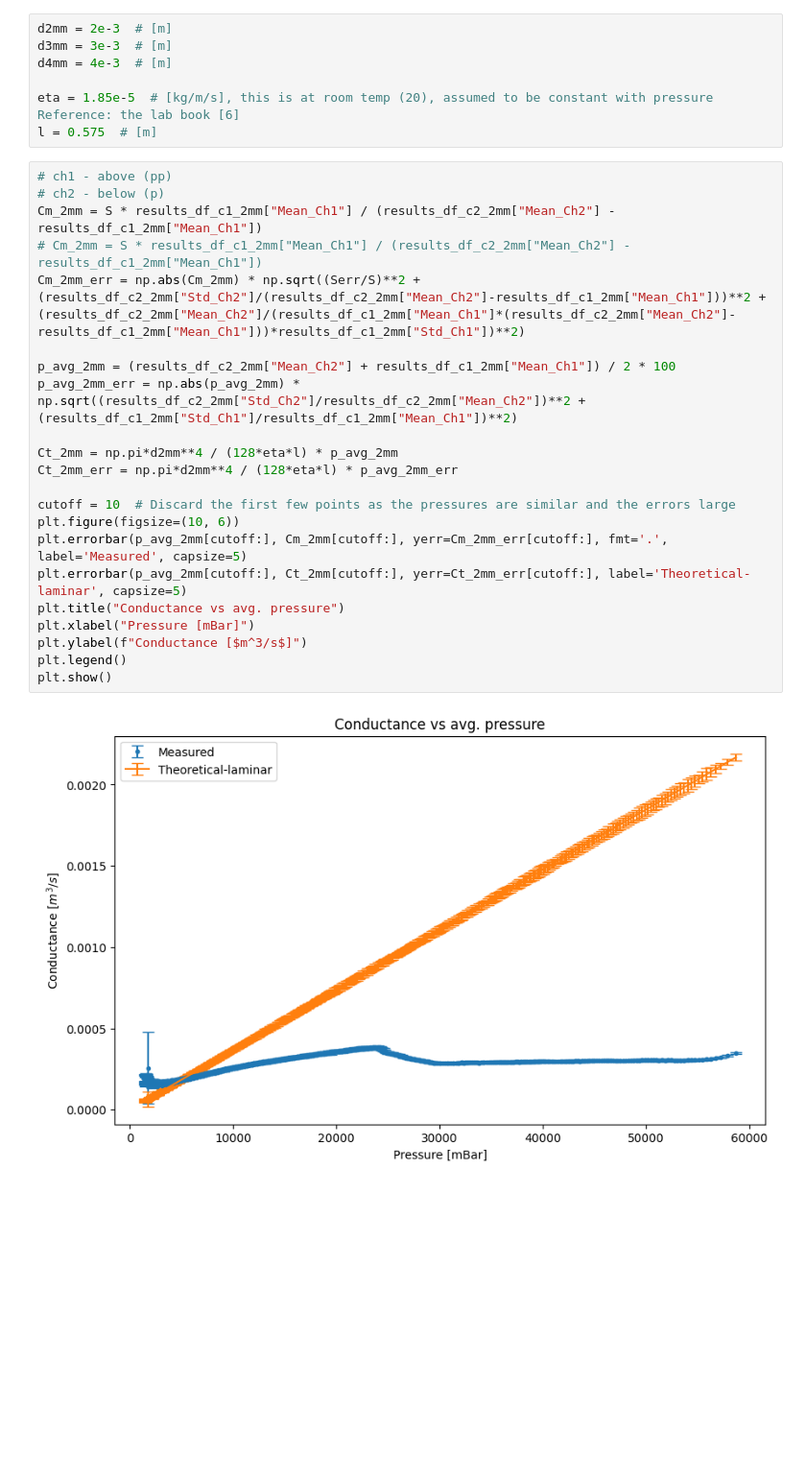
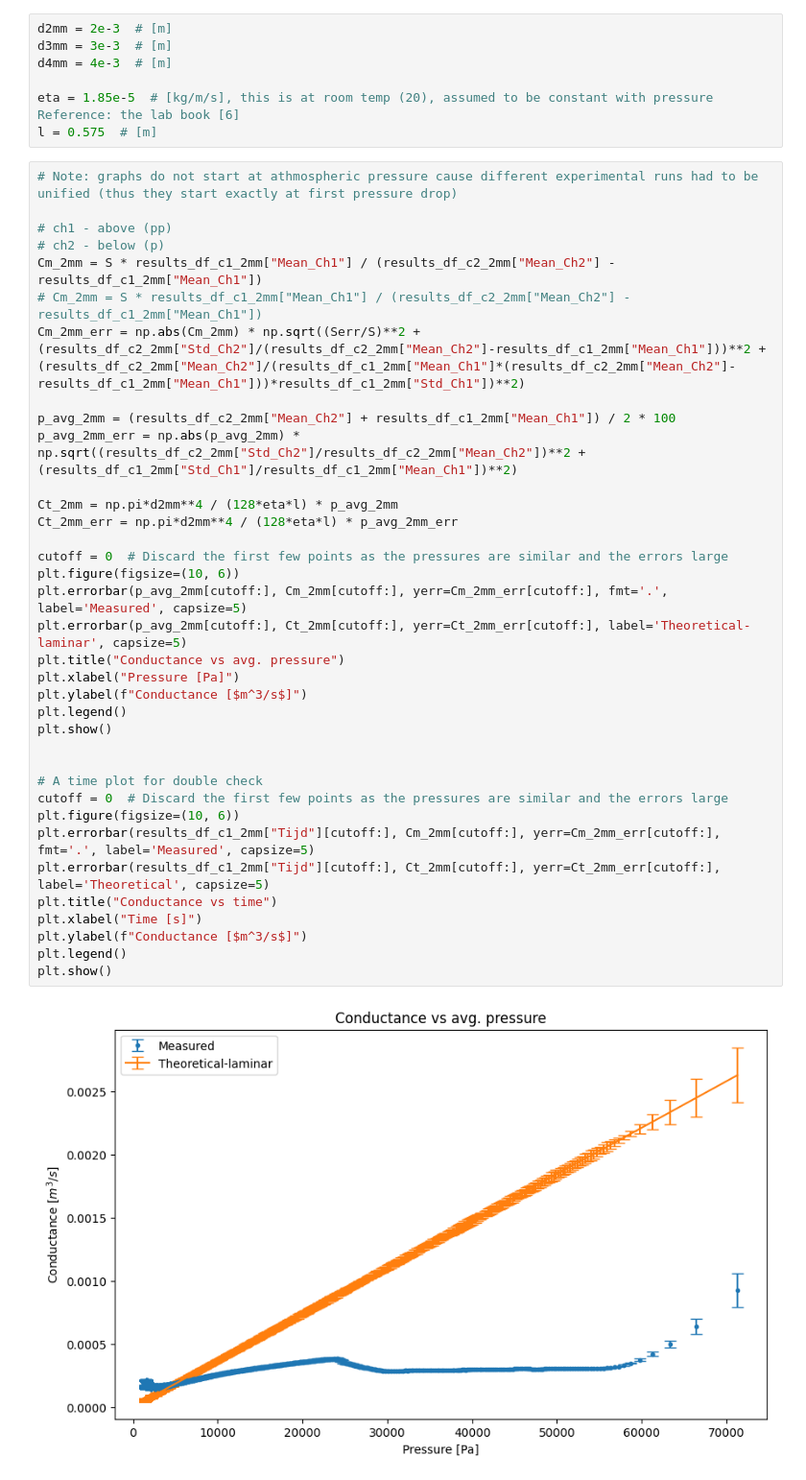
Before and after one commit to MartinOpat/Phys-Lab-Adv, a Jupyter notebook: data_processing.ipynb, the cells around one changed output. Shown at 96% size. Drawn from its saved outputs; the diff is of its cells as text; blank space fills up the shorter version.

```diff
--- a/data_processing.ipynb
+++ b/data_processing.ipynb
@@ -386,26 +386,40 @@ d4mm = 4e-3  # [m]
 eta = 1.85e-5  # [kg/m/s], this is at room temp (20), assumed to be constant with pressure Reference: the lab book [6]
 l = 0.575  # [m]
 # %%
+# Note: graphs do not start at athmospheric pressure cause different experimental runs had to be unified (thus they start exactly at first pressure drop)
+
 # ch1 - above (pp)
 # ch2 - below (p)
 Cm_2mm = S * results_df_c1_2mm["Mean_Ch1"] / (results_df_c2_2mm["Mean_Ch2"] - results_df_c1_2mm["Mean_Ch1"])
 # Cm_2mm = S * results_df_c1_2mm["Mean_Ch1"] / (results_df_c2_2mm["Mean_Ch2"] - results_df_c1_2mm["Mean_Ch1"])
 Cm_2mm_err = np.abs(Cm_2mm) * np.sqrt((Serr/S)**2 + (results_df_c2_2mm["Std_Ch2"]/(results_df_c2_2mm["Mean_Ch2"]-results_df_c1_2mm["Mean_Ch1"]))**2 + (results_df_c2_2mm["Mean_Ch2"]/(results_df_c1_2mm["Mean_Ch1"]*(results_df_c2_2mm["Mean_Ch2"]-results_df_c1_2mm["Mean_Ch1"]))*results_df_c1_2mm["Std_Ch1"])**2)
 
 p_avg_2mm = (results_df_c2_2mm["Mean_Ch2"] + results_df_c1_2mm["Mean_Ch1"]) / 2 * 100
 p_avg_2mm_err = np.abs(p_avg_2mm) * np.sqrt((results_df_c2_2mm["Std_Ch2"]/results_df_c2_2mm["Mean_Ch2"])**2 + (results_df_c1_2mm["Std_Ch1"]/results_df_c1_2mm["Mean_Ch1"])**2)
 
 Ct_2mm = np.pi*d2mm**4 / (128*eta*l) * p_avg_2mm
 Ct_2mm_err = np.pi*d2mm**4 / (128*eta*l) * p_avg_2mm_err
 
-cutoff = 10  # Discard the first few points as the pressures are similar and the errors large
+cutoff = 0  # Discard the first few points as the pressures are similar and the errors large
 plt.figure(figsize=(10, 6))
 plt.errorbar(p_avg_2mm[cutoff:], Cm_2mm[cutoff:], yerr=Cm_2mm_err[cutoff:], fmt='.', label='Measured', capsize=5)
 plt.errorbar(p_avg_2mm[cutoff:], Ct_2mm[cutoff:], yerr=Ct_2mm_err[cutoff:], label='Theoretical-laminar', capsize=5)
 plt.title("Conductance vs avg. pressure")
-plt.xlabel("Pressure [mBar]")
+plt.xlabel("Pressure [Pa]")
 plt.ylabel(f"Conductance [$m^3/s$]")
 plt.legend()
 plt.show()
+
+
+# A time plot for double check
+cutoff = 0  # Discard the first few points as the pressures are similar and the errors large
+plt.figure(figsize=(10, 6))
+plt.errorbar(results_df_c1_2mm["Tijd"][cutoff:], Cm_2mm[cutoff:], yerr=Cm_2mm_err[cutoff:], fmt='.', label='Measured', capsize=5)
+plt.errorbar(results_df_c1_2mm["Tijd"][cutoff:], Ct_2mm[cutoff:], yerr=Ct_2mm_err[cutoff:], label='Theoretical', capsize=5)
+plt.title("Conductance vs time")
+plt.xlabel("Time [s]")
+plt.ylabel(f"Conductance [$m^3/s$]")
+plt.legend()
+plt.show()
 # %% [output]
-[figure, old version]
+[figure, new version]
```
Also changed, not shown: parts of 10 cells of this notebook.
